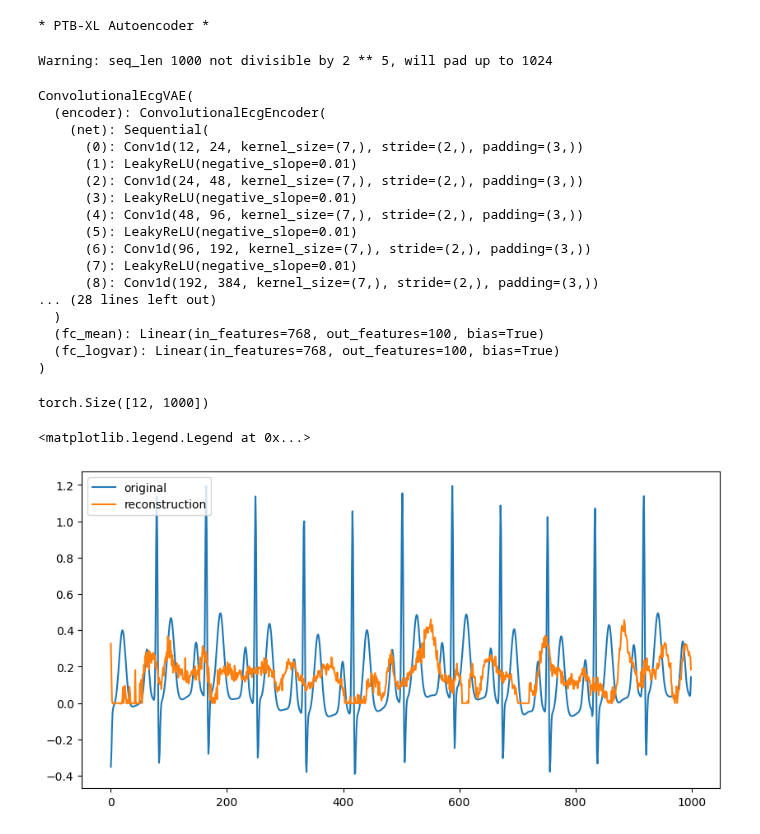
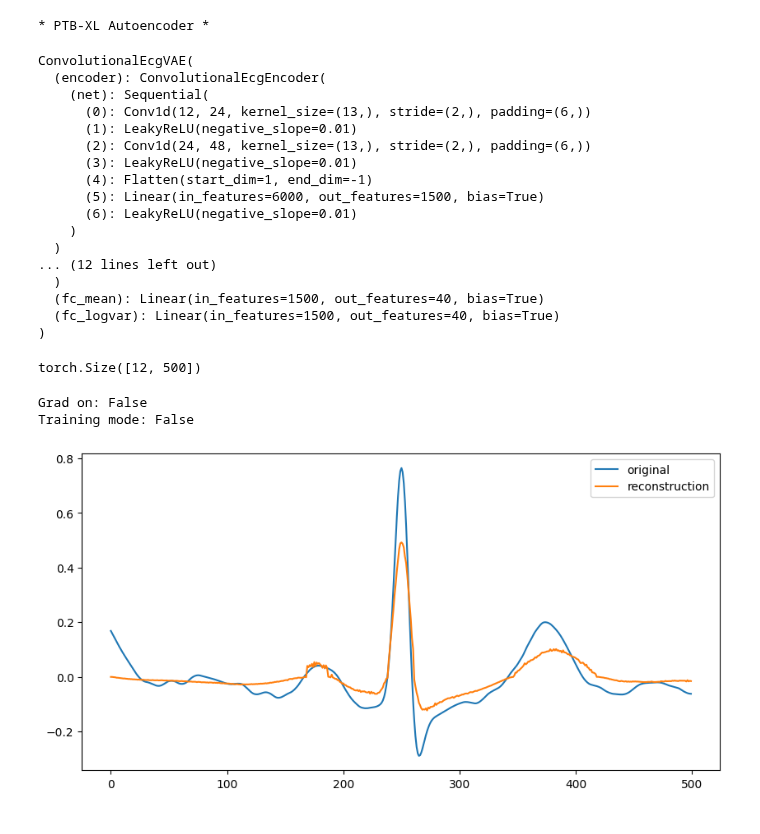
Before and after one commit to isears/ptbxlae, a Jupyter notebook: notebooks/generative_sandbox.ipynb, the cells around one changed output. Drawn from its saved outputs; the diff is of its cells as text; code cells hidden in the pictures.

Commit message:
re run eval pipeline

```diff
--- a/notebooks/generative_sandbox.ipynb
+++ b/notebooks/generative_sandbox.ipynb
@@ -5,61 +5,66 @@ from ptbxlae.modeling.convolutionalVAE import ConvolutionalEcgVAE
 * PTB-XL Autoencoder *
 # %%
 torch.no_grad()
-m = ConvolutionalEcgVAE.load_from_checkpoint('../cache/savedmodels/synthetic-epoch=017-val_loss=0.077020.ckpt')
-m.eval()
+m = ConvolutionalEcgVAE.load_from_checkpoint('../cache/scc-saved.ckpt')
+m = m.eval()
+m
 # %% [output]
-Warning: seq_len 1000 not divisible by 2 ** 5, will pad up to 1024
+ConvolutionalEcgVAE(
+  (encoder): ConvolutionalEcgEncoder(
+    (net): Sequential(
+      (0): Conv1d(12, 24, kernel_size=(13,), stride=(2,), padding=(6,))
+      (1): LeakyReLU(negative_slope=0.01)
+      (2): Conv1d(24, 48, kernel_size=(13,), stride=(2,), padding=(6,))
+      (3): LeakyReLU(negative_slope=0.01)
+      (4): Flatten(start_dim=1, end_dim=-1)
+      (5): Linear(in_features=6000, out_features=1500, bias=True)
+      (6): LeakyReLU(negative_slope=0.01)
+    )
+  )
+... (12 lines left out)
+  )
+  (fc_mean): Linear(in_features=1500, out_features=40, bias=True)
+  (fc_logvar): Linear(in_features=1500, out_features=40, bias=True)
+)
-ConvolutionalEcgVAE(
-  (encoder): ConvolutionalEcgEncoder(
-    (net): Sequential(
-      (0): Conv1d(12, 24, kernel_size=(7,), stride=(2,), padding=(3,))
-      (1): LeakyReLU(negative_slope=0.01)
-      (2): Conv1d(24, 48, kernel_size=(7,), stride=(2,), padding=(3,))
-      (3): LeakyReLU(negative_slope=0.01)
-      (4): Conv1d(48, 96, kernel_size=(7,), stride=(2,), padding=(3,))
-      (5): LeakyReLU(negative_slope=0.01)
-      (6): Conv1d(96, 192, kernel_size=(7,), stride=(2,), padding=(3,))
-      (7): LeakyReLU(negative_slope=0.01)
-      (8): Conv1d(192, 384, kernel_size=(7,), stride=(2,), padding=(3,))
-... (28 lines left out)
-  )
-  (fc_mean): Linear(in_features=768, out_features=100, bias=True)
-  (fc_logvar): Linear(in_features=768, out_features=100, bias=True)
-)
 # %%
-from ptbxlae.dataprocessing.nkSyntheticDS import NkSyntheticDS
+from ptbxlae.dataprocessing.cachedDS import SingleCycleCachedDS
 
 SAMPLE_IDX = 929
 
-ds = NkSyntheticDS()
+ds = SingleCycleCachedDS(cache_path="../cache/singlecycle_data")
 sig = ds[SAMPLE_IDX]
 sig.shape
 # %% [output]
-torch.Size([12, 1000])
+torch.Size([12, 500])
 # %%
 # from ptbxlae.dataprocessing import plot_raw_data
 
 # # before
 # plot_raw_data(sig[0:12], {'fs': 500})
 
 import matplotlib.pyplot as plt
 
 x = range(0, sig.shape[1])
 
-SAMPLE_IDX = 5839
-CHANNEL = 0
+SAMPLE_IDX = 1289
+CHANNEL = 1
 
-latent_representation = m.encode(ds[SAMPLE_IDX].unsqueeze(0).to('cuda'))
-# reconstruction = m.generate(latent_representation, smoothing_iterations=10).squeeze().detach().cpu()
-reconstruction = m.decode(latent_representation).squeeze().detach().cpu()
-orig_plot = ds[SAMPLE_IDX][CHANNEL]
-recon_plot = reconstruction[CHANNEL]
+with torch.no_grad():
+    print(f"Grad on: {torch.is_grad_enabled()}")
+    print(f"Training mode: {m.training}")
 
-plt.rcParams['figure.figsize'] = [10, 5]
-fig, ax = plt.subplots()
-ax.plot(x, orig_plot, label='original')
-ax.plot(x, recon_plot, label='reconstruction')
-plt.legend(loc='best')
+    latent_representation = m.encode(ds[SAMPLE_IDX].unsqueeze(0).to('cuda'))
+    #reconstruction = m.generate(latent_representation, smoothing_iterations=100).squeeze().detach().cpu()
+    reconstruction = m.decode(latent_representation).squeeze().detach().cpu()
+    orig_plot = ds[SAMPLE_IDX][CHANNEL]
+    recon_plot = reconstruction[CHANNEL]
+
+    plt.rcParams['figure.figsize'] = [10, 5]
+    fig, ax = plt.subplots()
+    ax.plot(x, orig_plot, label='original')
+    ax.plot(x, recon_plot, label='reconstruction')
+    plt.legend(loc='best')
 # %% [output]
-<matplotlib.legend.Legend at 0x...>
+Grad on: False
+Training mode: False
-[figure, old version]
+[figure, new version]
```
Also changed, not shown: 3 other files.
